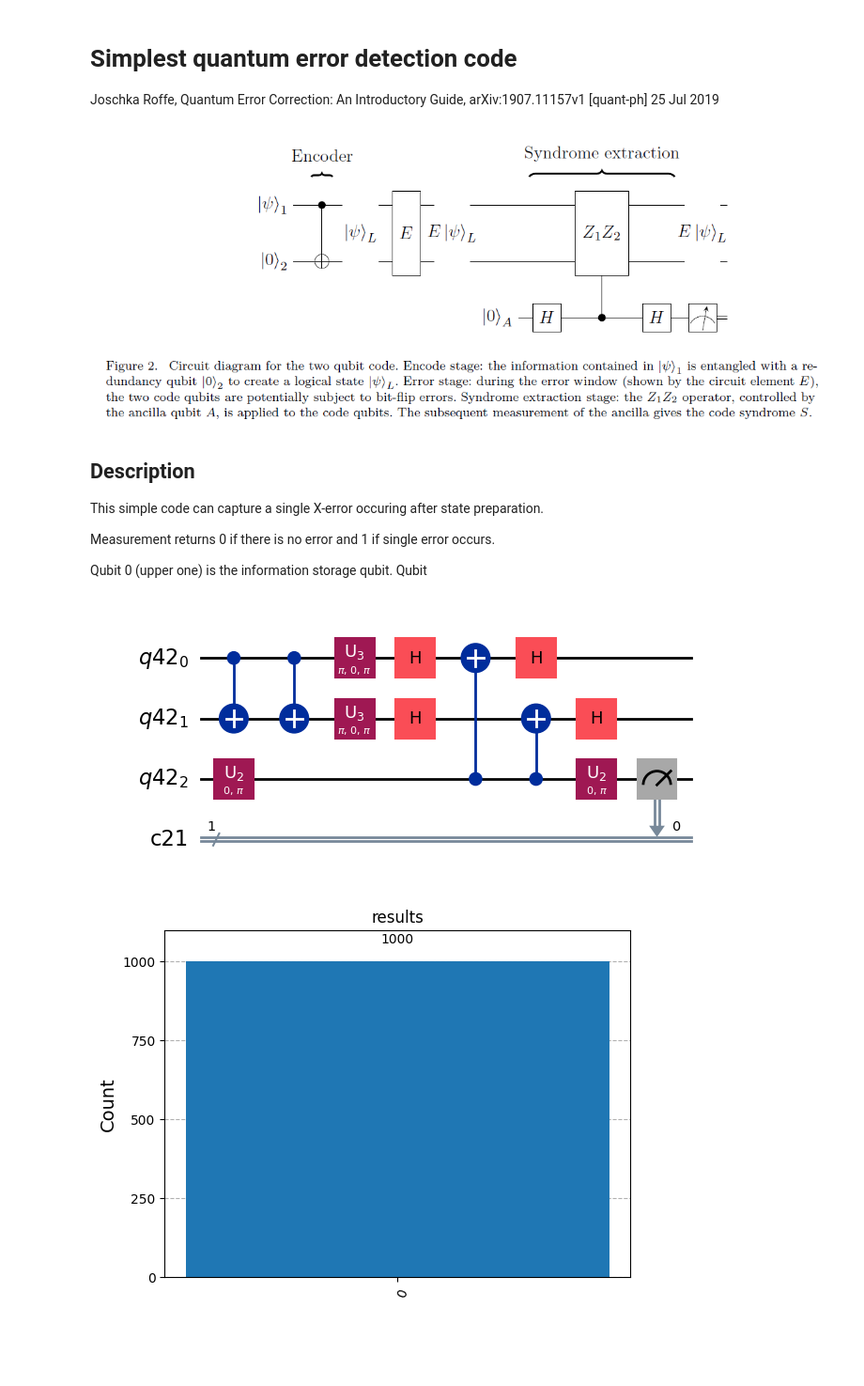
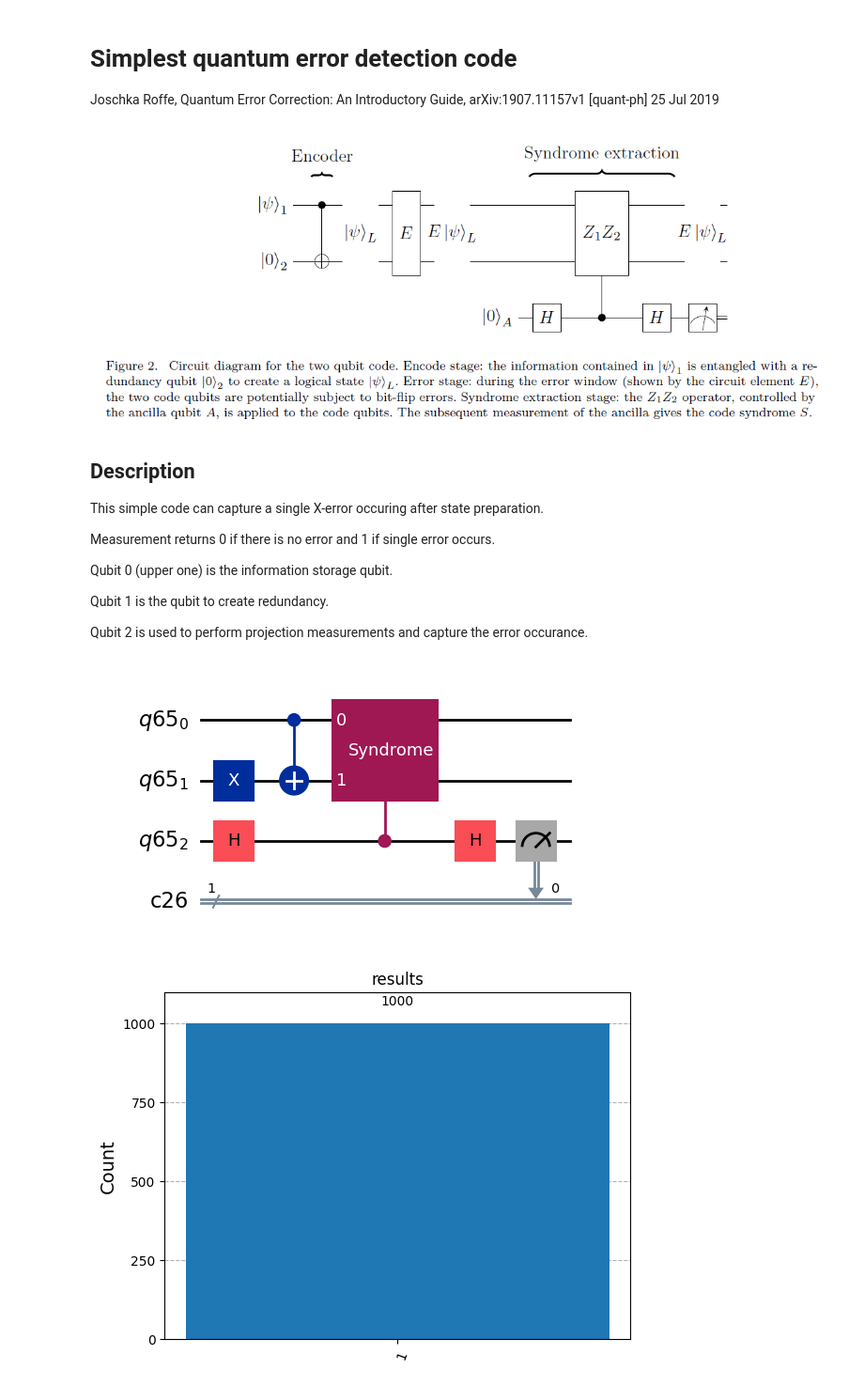
Before and after one commit to OlegUdalov/QC-qiskit-codes, a Jupyter notebook: QEC/double_qubit_x_error.ipynb, the cells around one changed output. Shown: that part at 94% size. Drawn from its saved outputs; the diff is of its cells as text; code cells hidden in the pictures; blank space fills up the shorter version.

```diff
--- a/QEC/double_qubit_x_error.ipynb
+++ b/QEC/double_qubit_x_error.ipynb
@@ -13,7 +13,10 @@ This simple code can capture a single X-error occuring after state preparation.
 Measurement returns 0 if there is no error and 1 if single error occurs.
 
 Qubit 0 (upper one) is the information storage qubit.
-Qubit
+
+Qubit 1 is the qubit to create redundancy.
+
+Qubit 2 is used to perform projection measurements and capture the error occurance.
 # %%
 import qiskit
 from qiskit import QuantumRegister as Q_R
@@ -30,30 +33,30 @@ syndr_gate = syndr_qc.to_gate(None,'Syndrome').control(1)
 # %%
 q_reg = Q_R(3)
 cl_reg = C_R(1)
 
 qc = qiskit.QuantumCircuit(q_reg, cl_reg)
 
 #state preparation
-qc.cx(0,1)
+qc.x(1)
 
 #Encoder
 qc.cx(0,1)
 
 #Error
-qc.x(1)
-qc.x(0)
+#qc.x(1)
+#qc.x(0)
 
 
 #Syndrome extraction
 qc.h(2)
 qc.append(syndr_gate, [2,0,1])
 qc.h(2)
 
 qc.measure(2,cl_reg)
 
-qc.decompose().draw('mpl')
+qc.draw('mpl')
 # %% [output]
-[figure, old version]
+[figure, new version]
 # %%
 shot_num = 1000
 simulator = AerSimulator()
```
Also changed, not shown: 2 other files.
